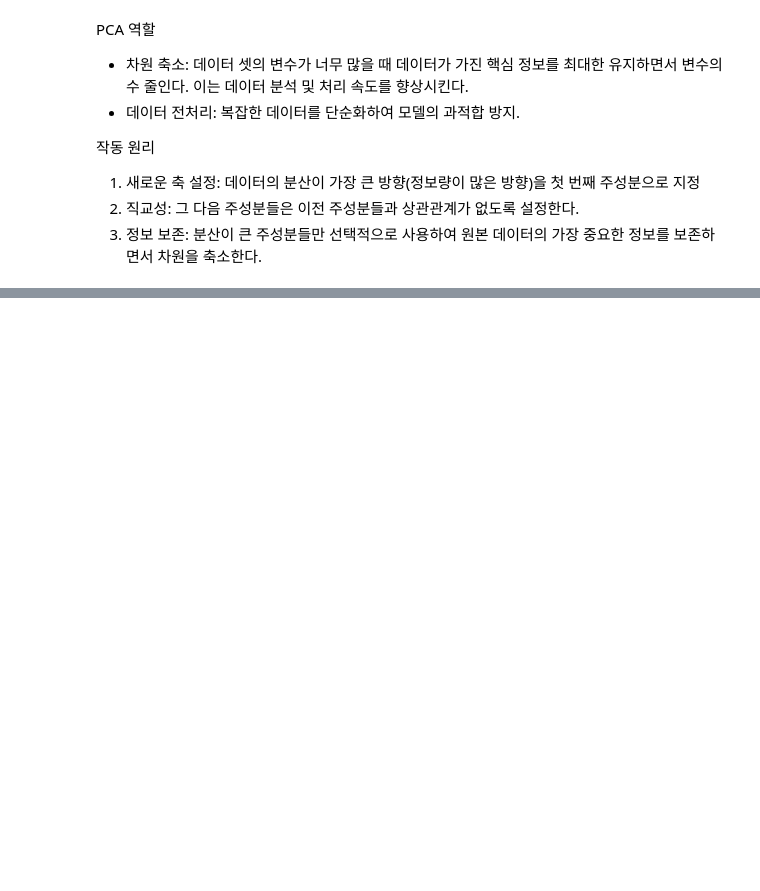
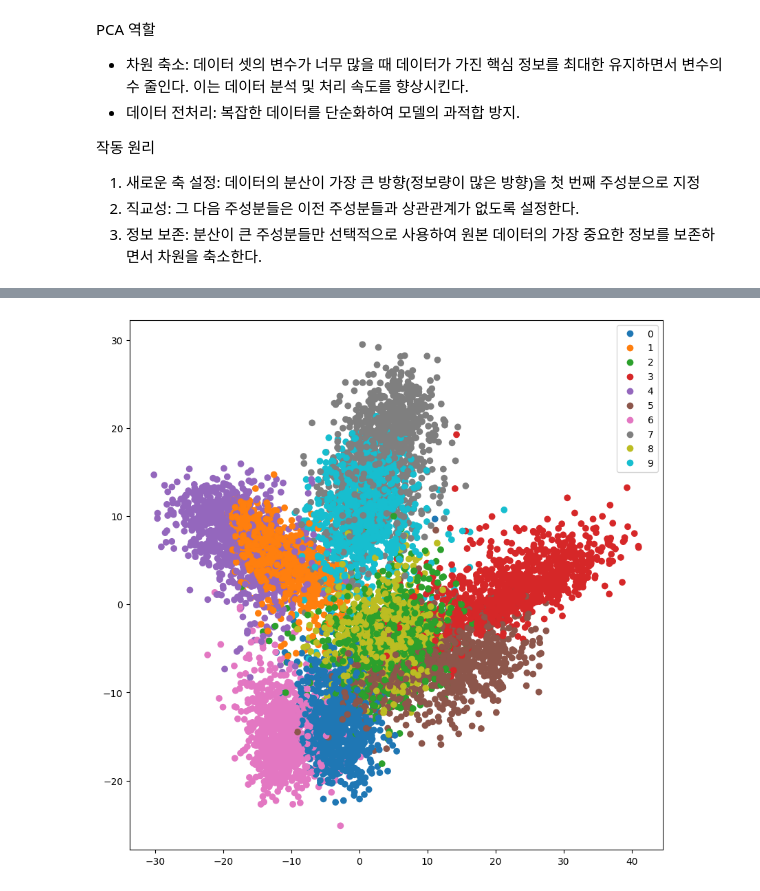
Before and after one commit to yueop/Classification-Practice, a Jupyter notebook: Classification_Practice.ipynb, the cells around one changed output, grey strips where cells are left out. Drawn from its saved outputs; the diff is of its cells as text; code cells hidden in the pictures; blank space fills up the shorter version.

```diff
--- a/Classification_Practice.ipynb
+++ b/Classification_Practice.ipynb
@@ -460,0 +534,6 @@ PCA 역할
+# %%
+#두 번째 은닉층의 특징 시각화
+intermediate_pca_data = get_pca(intermediates)
+plot_representations(intermediate_pca_data, labels)
+# %% [output]
+[figure, added]
```
Also changed, not shown: parts of 16 cells of this notebook.
